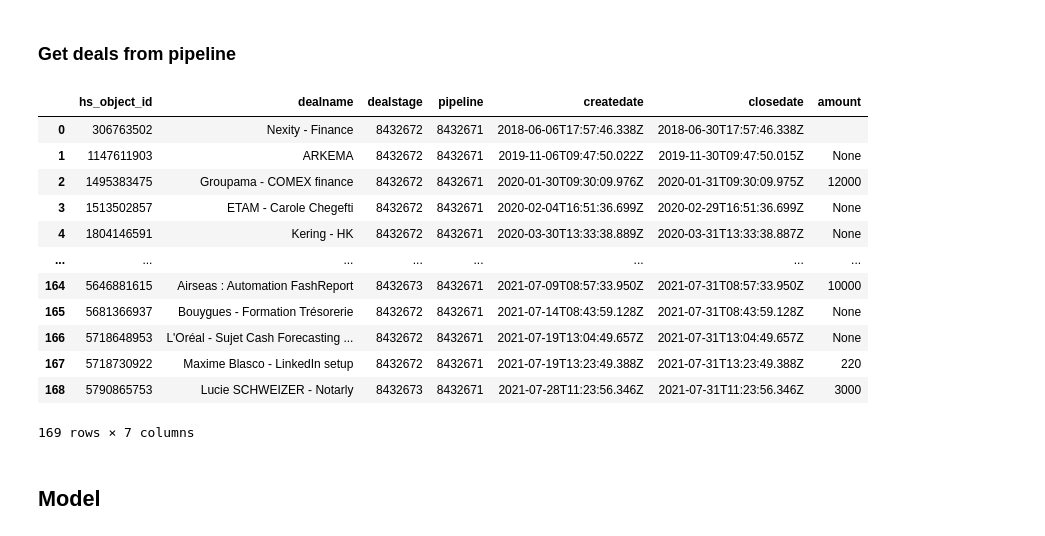
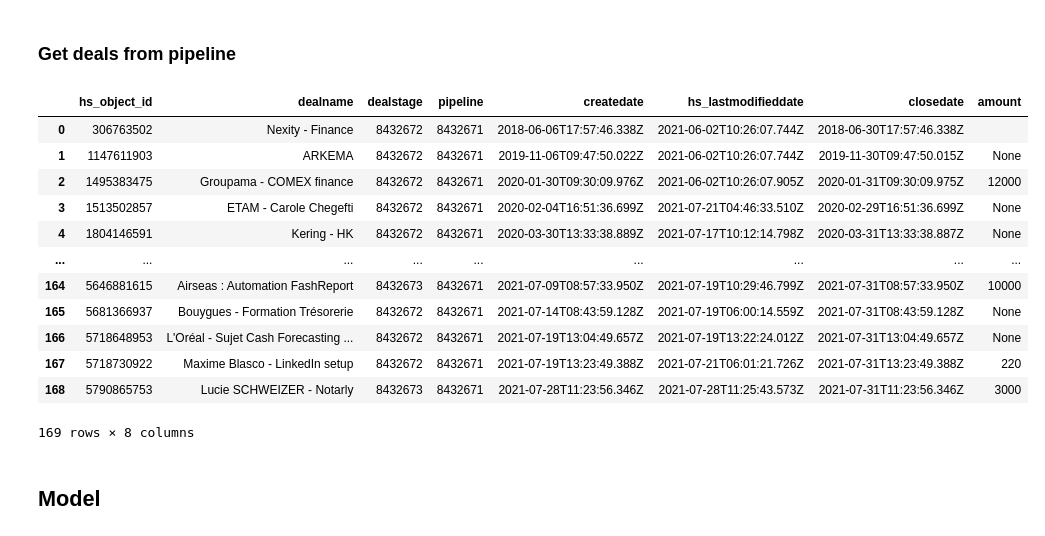
Before and after one commit to jupyter-naas/awesome-notebooks, a Jupyter notebook: Hubspot/Hubspot_send_sales_brief.ipynb, the cells around one changed output. Cells and saved outputs as stored; diff of their text form; code cells hidden in the pictures.

```diff
--- a/Hubspot/Hubspot_send_sales_brief.ipynb
+++ b/Hubspot/Hubspot_send_sales_brief.ipynb
@@ -92,33 +98,34 @@ df_dealstages
 # %%
 properties = [
     "hs_object_id",
     "dealname",
     "dealstage",
     "pipeline",
     "createdate",
+    "hs_lastmodifieddate",
     "closedate",
     "amount"
 ]
 df_deals = hs.deals.get_all(properties)
 
 # Filter on pipeline
 df_deals = df_deals[df_deals.pipeline == pipeline_id].reset_index(drop=True)
 
 df_deals
 # %% [output]
-|  | hs_object_id | dealname | dealstage | pipeline | createdate | closedate | amount |
-| 0 | 306763502 | Nexity - Finance | 8432672 | 8432671 | 2018-06-06T17:57:46.338Z | 2018-06-30T17:57:46.338Z |  |
-| 1 | 1147611903 | ARKEMA | 8432672 | 8432671 | 2019-11-06T09:47:50.022Z | 2019-11-30T09:47:50.015Z | None |
-| 2 | 1495383475 | Groupama - COMEX finance | 8432672 | 8432671 | 2020-01-30T09:30:09.976Z | 2020-01-31T09:30:09.975Z | 12000 |
-| 3 | 1513502857 | ETAM - Carole Chegefti | 8432672 | 8432671 | 2020-02-04T16:51:36.699Z | 2020-02-29T16:51:36.699Z | None |
-| 4 | 1804146591 | Kering - HK | 8432672 | 8432671 | 2020-03-30T13:33:38.889Z | 2020-03-31T13:33:38.887Z | None |
-| ... | ... | ... | ... | ... | ... | ... | ... |
-| 164 | 5646881615 | Airseas : Automation FashReport | 8432673 | 8432671 | 2021-07-09T08:57:33.950Z | 2021-07-31T08:57:33.950Z | 10000 |
-| 165 | 5681366937 | Bouygues - Formation Trésorerie | 8432672 | 8432671 | 2021-07-14T08:43:59.128Z | 2021-07-31T08:43:59.128Z | None |
-| 166 | 5718648953 | L'Oréal - Sujet Cash Forecasting ... | 8432672 | 8432671 | 2021-07-19T13:04:49.657Z | 2021-07-31T13:04:49.657Z | None |
-| 167 | 5718730922 | Maxime Blasco - LinkedIn setup | 8432672 | 8432671 | 2021-07-19T13:23:49.388Z | 2021-07-31T13:23:49.388Z | 220 |
-| 168 | 5790865753 | Lucie SCHWEIZER - Notarly | 8432673 | 8432671 | 2021-07-28T11:23:56.346Z | 2021-07-31T11:23:56.346Z | 3000 |
+|  | hs_object_id | dealname | dealstage | pipeline | createdate | hs_lastmodifieddate | closedate | amount |
+| 0 | 306763502 | Nexity - Finance | 8432672 | 8432671 | 2018-06-06T17:57:46.338Z | 2021-06-02T10:26:07.744Z | 2018-06-30T17:57:46.338Z |  |
+| 1 | 1147611903 | ARKEMA | 8432672 | 8432671 | 2019-11-06T09:47:50.022Z | 2021-06-02T10:26:07.744Z | 2019-11-30T09:47:50.015Z | None |
+| 2 | 1495383475 | Groupama - COMEX finance | 8432672 | 8432671 | 2020-01-30T09:30:09.976Z | 2021-06-02T10:26:07.905Z | 2020-01-31T09:30:09.975Z | 12000 |
+| 3 | 1513502857 | ETAM - Carole Chegefti | 8432672 | 8432671 | 2020-02-04T16:51:36.699Z | 2021-07-21T04:46:33.510Z | 2020-02-29T16:51:36.699Z | None |
+| 4 | 1804146591 | Kering - HK | 8432672 | 8432671 | 2020-03-30T13:33:38.889Z | 2021-07-17T10:12:14.798Z | 2020-03-31T13:33:38.887Z | None |
+| ... | ... | ... | ... | ... | ... | ... | ... | ... |
+| 164 | 5646881615 | Airseas : Automation FashReport | 8432673 | 8432671 | 2021-07-09T08:57:33.950Z | 2021-07-19T10:29:46.799Z | 2021-07-31T08:57:33.950Z | 10000 |
+| 165 | 5681366937 | Bouygues - Formation Trésorerie | 8432672 | 8432671 | 2021-07-14T08:43:59.128Z | 2021-07-19T06:00:14.559Z | 2021-07-31T08:43:59.128Z | None |
+| 166 | 5718648953 | L'Oréal - Sujet Cash Forecasting ... | 8432672 | 8432671 | 2021-07-19T13:04:49.657Z | 2021-07-19T13:22:24.012Z | 2021-07-31T13:04:49.657Z | None |
+| 167 | 5718730922 | Maxime Blasco - LinkedIn setup | 8432672 | 8432671 | 2021-07-19T13:23:49.388Z | 2021-07-21T06:01:21.726Z | 2021-07-31T13:23:49.388Z | 220 |
+| 168 | 5790865753 | Lucie SCHWEIZER - Notarly | 8432673 | 8432671 | 2021-07-28T11:23:56.346Z | 2021-07-28T11:25:43.573Z | 2021-07-31T11:23:56.346Z | 3000 |
-169 rows × 7 columns
+169 rows × 8 columns
 # %% [markdown]
 ## Model
 # %% [markdown]
```
Also changed, not shown: parts of 19 cells of this notebook.
